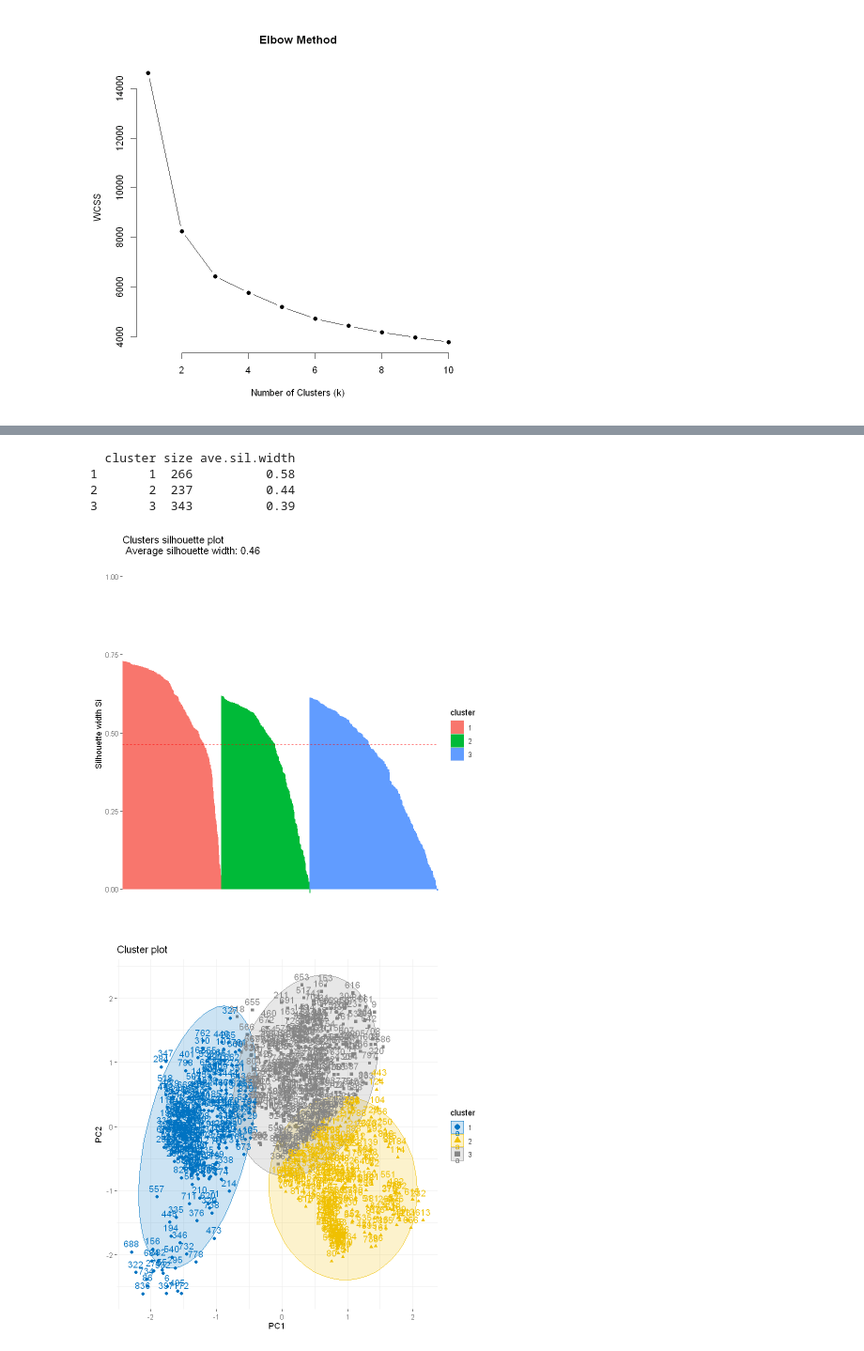
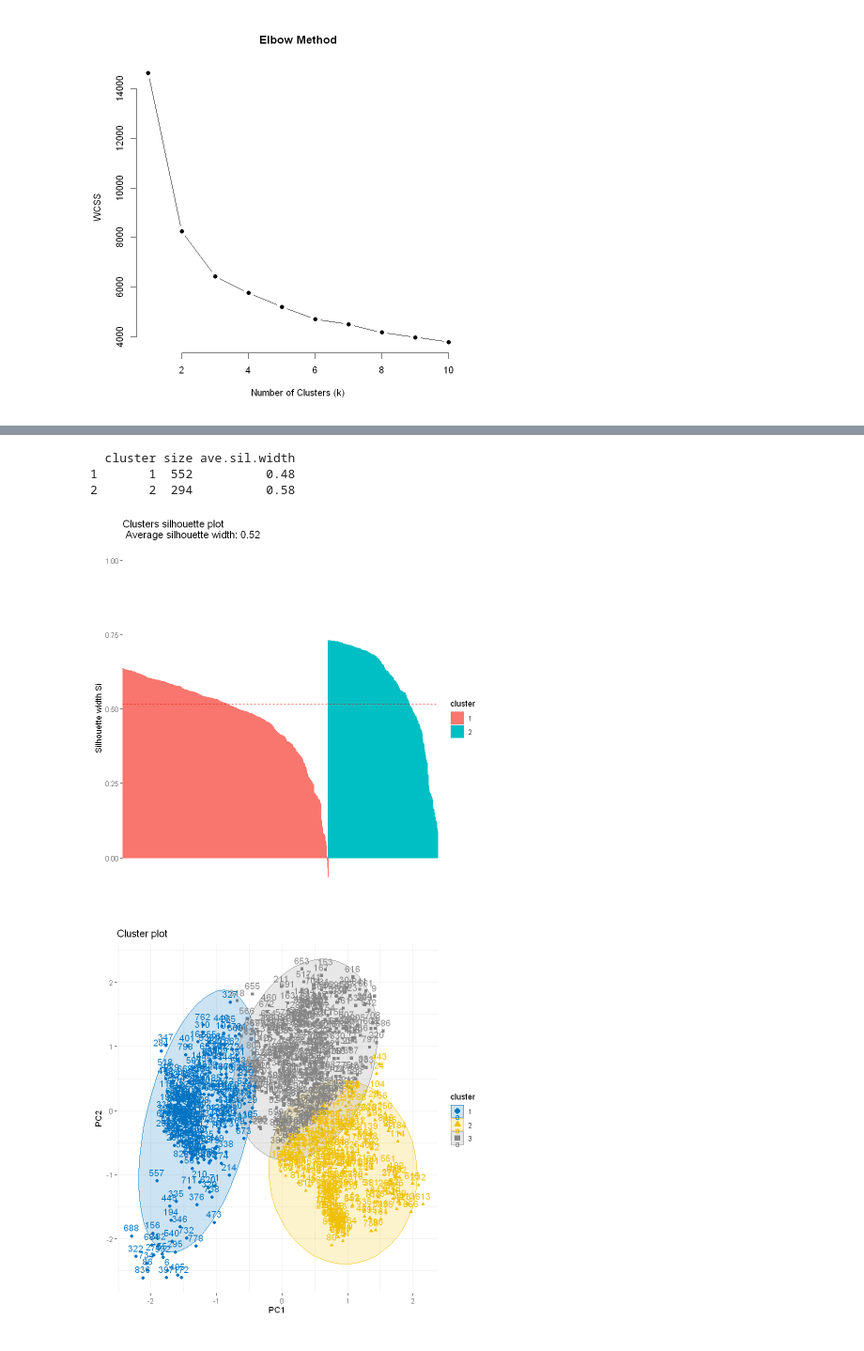
Before and after one commit to lfernando123/Clustering_Of_Vehicles, a Jupyter notebook: KMean.ipynb, the cells around one changed output, grey strips where cells are left out. Shown at 94% size. Saved outputs shown, nothing was run; the diff lists cells and outputs as text; code cells hidden in the pictures.

Commit message:
Add images and R files

```diff
--- a/KMean.ipynb
+++ b/KMean.ipynb
@@ -224,24 +280,23 @@ plot(1:10, wcss, type = "b", pch = 19, frame = FALSE,
 # %%
 library(cluster)
 
 # Use first 2 principal components (PC1 and PC2)
 pca_data <- as.data.frame(pca$x[, 1:2])
 
 # Perform k-means clustering
 set.seed(123)  # for reproducibility
-km_res <- kmeans(pca_data, centers = 3, nstart = 25)
+km_res <- kmeans(pca_data, centers = 2, nstart = 25)
 
 # Compute silhouette
 sil <- silhouette(km_res$cluster, dist(pca_data))
 
 # Plot silhouette
 fviz_silhouette(sil)
 # %% [output]
   cluster size ave.sil.width
-1       1  266          0.58
-2       2  237          0.44
-3       3  343          0.39
+1       1  552          0.48
+2       2  294          0.58
-[figure, old version]
+[figure, new version]
 # %%
 # Perform K-Means clustering with 3 clusters
 set.seed(123)
```
Also changed, not shown: parts of 4 cells of this notebook, 13 other files.
